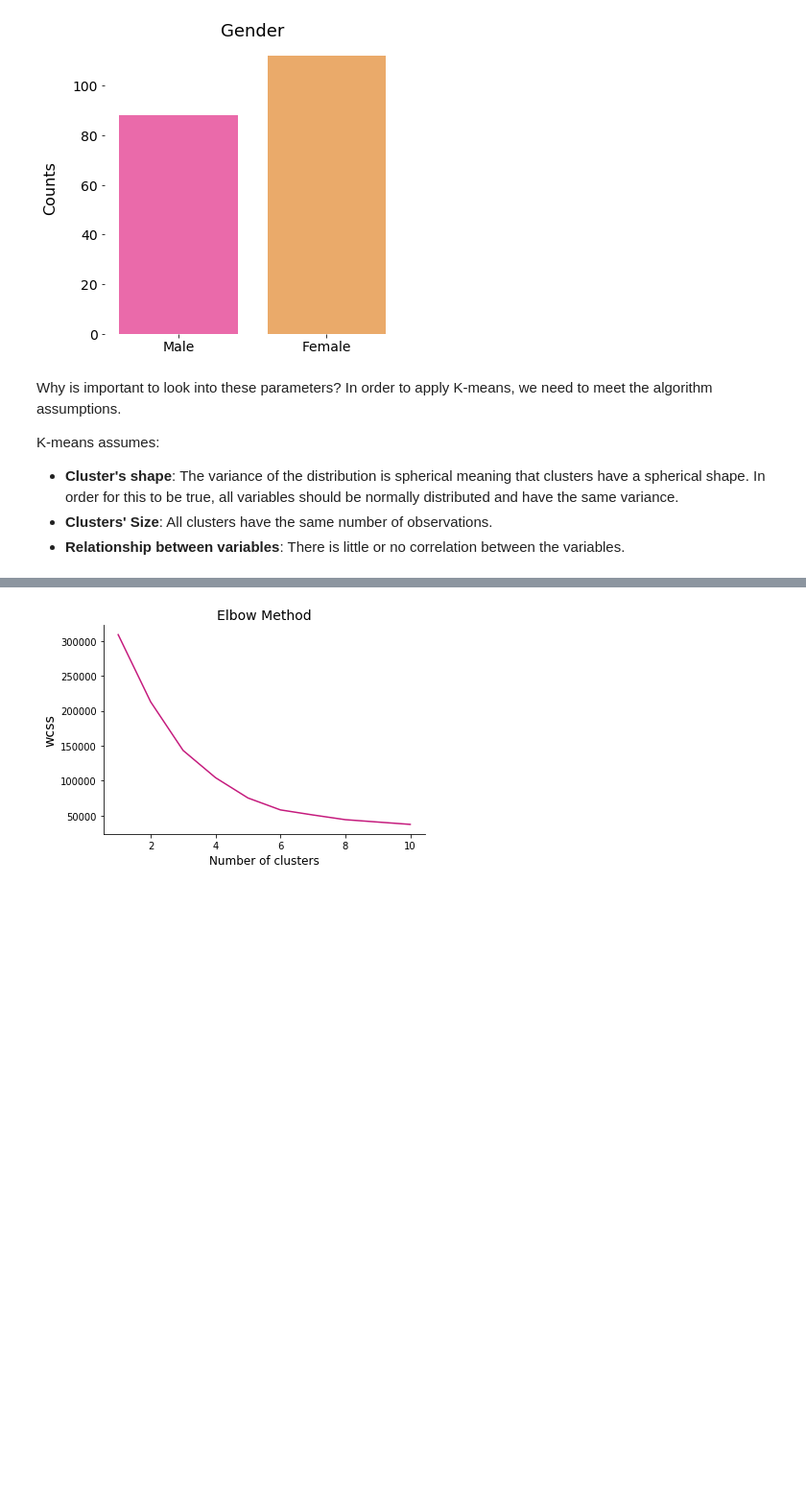
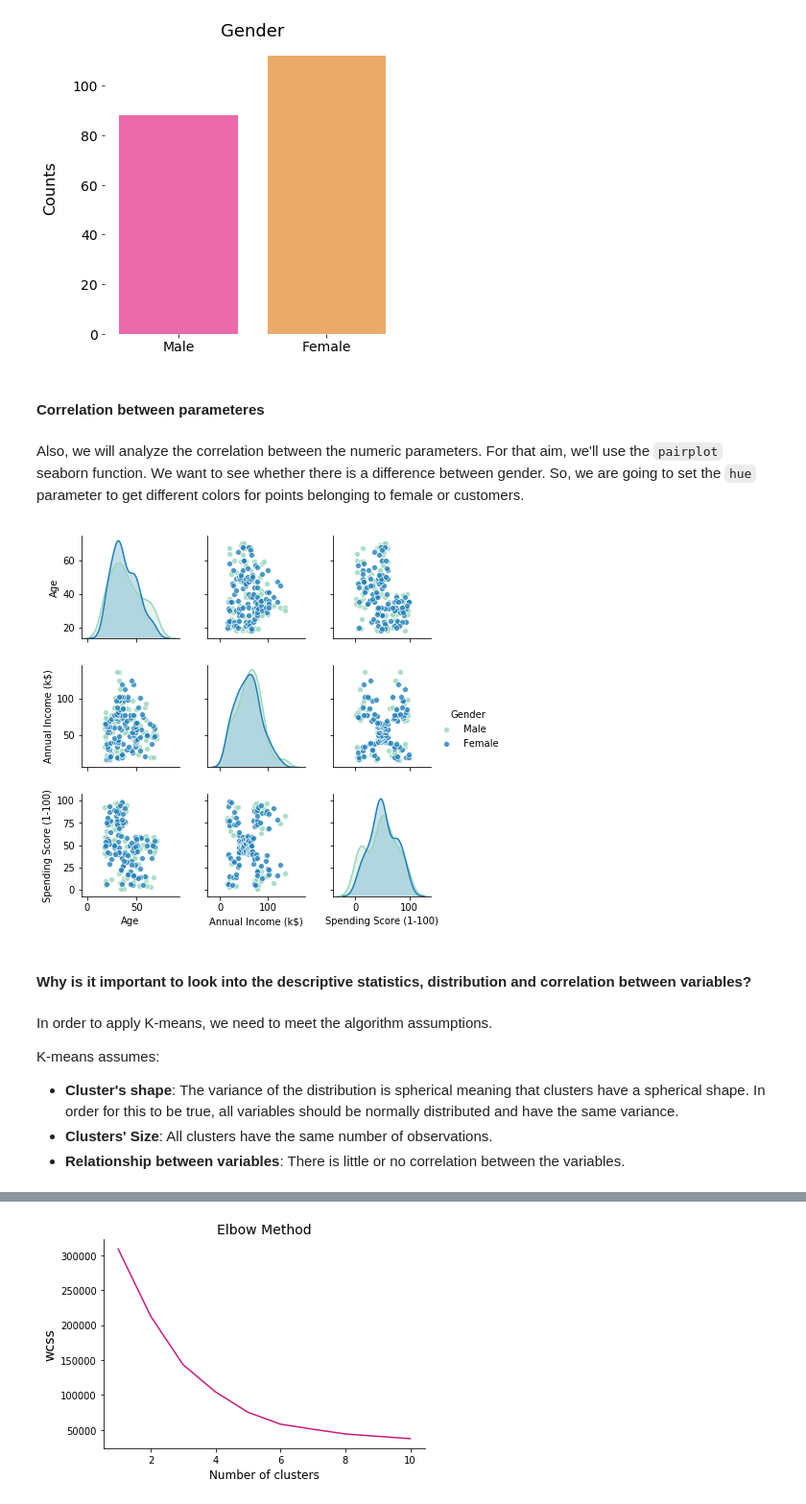
Before and after one commit to ugis22/clustering_analysis, a Jupyter notebook: clustering_analysis.ipynb, the cells around one changed output, grey strips where cells are left out. Shown at 96% size. Cells and saved outputs as stored; diff of their text form; code cells hidden in the pictures; blank space fills up the shorter version.

```diff
--- a/clustering_analysis.ipynb
+++ b/clustering_analysis.ipynb
@@ -196,8 +196,24 @@ statistics(gender)
 graph_histo(gender)
 # %% [output]
 [figure]
+# %% [markdown]
+#### Correlation between parameteres
+# %% [markdown]
+Also, we will analyze the correlation between the numeric parameters. For that aim, we'll use the `pairplot` seaborn function. We want to see whether there is a difference between gender. So, we are going to set the `hue` parameter to get different colors for points belonging to female or customers.
+# %%
+sns.pairplot(customers, x_vars = ["Age", "Annual Income (k$)", "Spending Score (1-100)"],
+               y_vars = ["Age", "Annual Income (k$)", "Spending Score (1-100)"],
+               hue = "Gender",
+               kind= "scatter",
+               palette = "YlGnBu",
+               height = 2,
+               plot_kws={"s": 35, "alpha": 0.8});
+# %% [output]
+[figure, added]
+# %% [markdown]
+#### Why is it important to look into the descriptive statistics, distribution and correlation between variables?
 # %% [markdown]
-Why is important to look into these parameters? In order to apply K-means, we need to meet the algorithm assumptions.
+In order to apply K-means, we need to meet the algorithm assumptions.
 
 K-means assumes:
 
```
Also changed, not shown: parts of 26 cells of this notebook.
